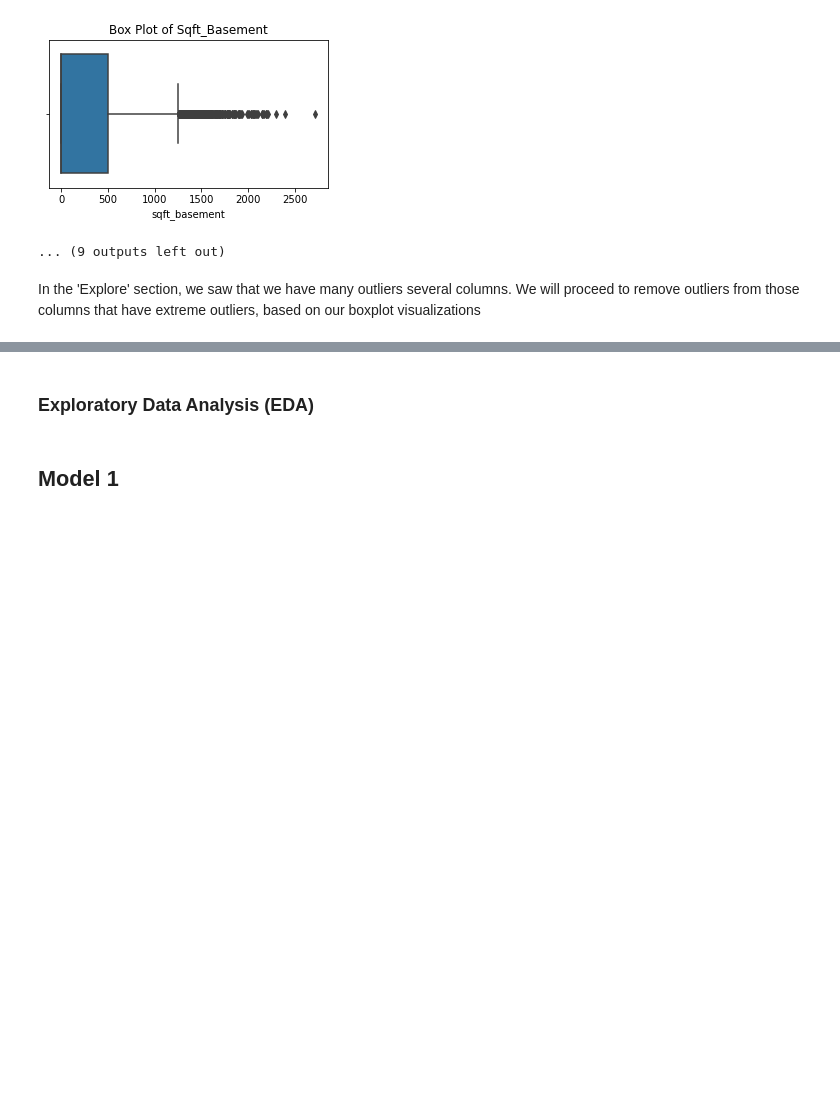
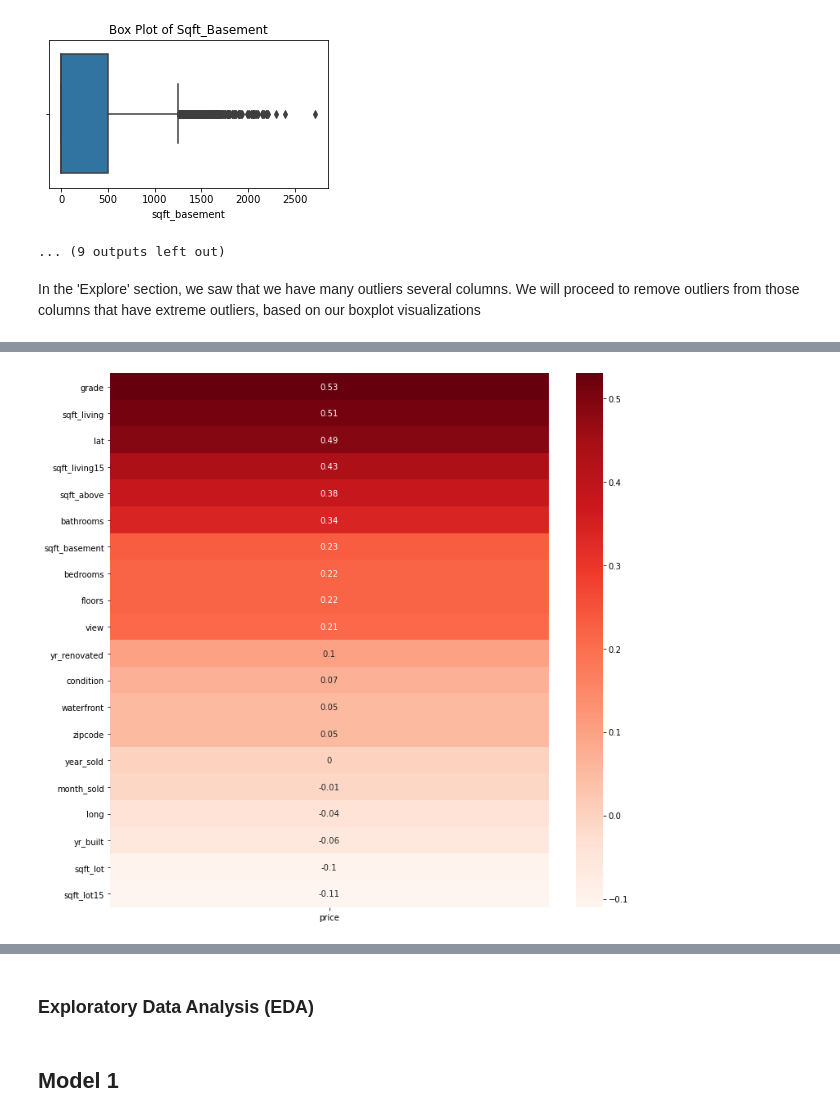
Before and after one commit to jennifernha/King-County-House-Sales, a Jupyter notebook: King County House Sales Analysis.ipynb, the cells around one changed output, grey strips where cells are left out. Saved outputs shown, nothing was run; the diff lists cells and outputs as text; code cells hidden in the pictures; blank space fills up the shorter version.

```diff
--- a/King County House Sales Analysis.ipynb
+++ b/King County House Sales Analysis.ipynb
@@ -430,0 +478,4 @@ comment on the Q-Q plot and Homoscedasticity
+# %%
+# Create correlation matrix from dataframe
+price_corr = df_outliers.corr().round(2)
+price_corr
@@ -430,0 +500,8 @@ comment on the Q-Q plot and Homoscedasticity
+# %%
+# Correlation heatmap customization guide was utilized to create the following visualizations:
+# https://medium.com/@chrisshaw982/seaborn-correlation-heatmaps-customized-10246f4f7f4b
+fig, ax = plt.subplots(figsize=(12,12))
+sns.heatmap(price_corr[['price']].drop('price').sort_values(by='price', ascending=False), annot=True,
+            ax=ax, cmap='Reds');
+# %% [output]
+[figure, added]
```
Also changed, not shown: parts of 14 cells of this notebook.
